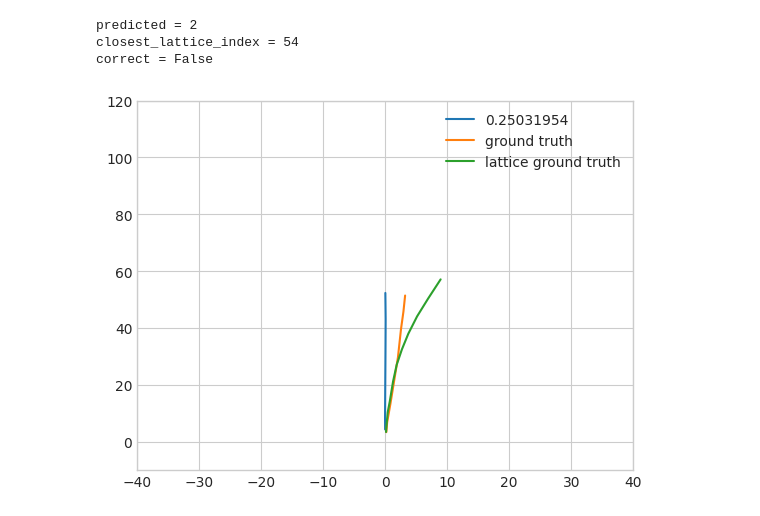
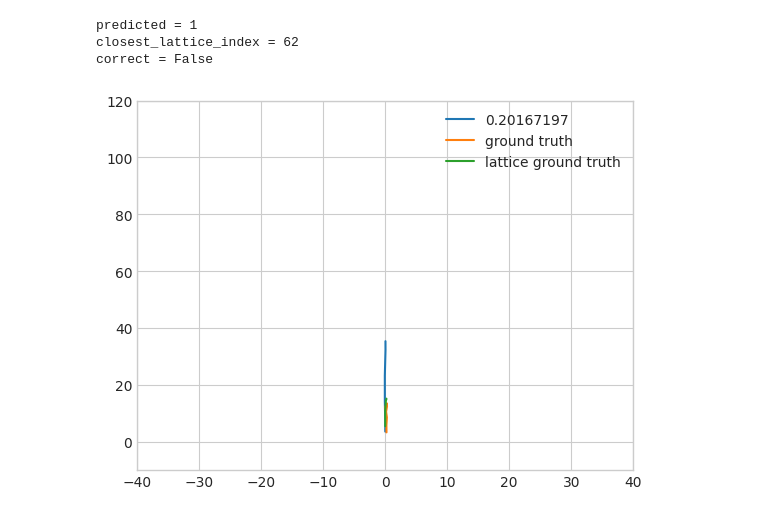
Before and after one commit to dolander1/nuscenes_dolander1, a Jupyter notebook: python-sdk/tutorials/DanielNotebook.ipynb, the cells around one changed output. Cells and saved outputs as stored; diff of their text form; code cells hidden in the pictures.

```diff
--- a/python-sdk/tutorials/DanielNotebook.ipynb
+++ b/python-sdk/tutorials/DanielNotebook.ipynb
@@ -51,15 +51,27 @@ def get_ADE_for_k_trajectories(sorted_predicted_trajectories, ground_truth_traje
 # %%
 ## Load data
-# epochs = [50,51,52,53,54,55,56,57,300,301]
-# legend_list = ['250*250','125*125','50*50','10*10','2*2','1*1','50*50 + covernet input','125*125 + covernet input','125*125 (300e)','10*10 (301e)']
 
-epochs = [299,300]
-legend_list = ['10*10 (299e)','125*125 (300e)']
+# epochs = [50,51,52,53,54,55,56,57]
+# legend_list = ['250*250','125*125','50*50','10*10','2*2','1*1','50*50 + covernet input','125*125 + covernet input']
+
+# epochs = [299,300,301] # 300 fugged
+# legend_list = ['10*10 (299e)','125*125 (300e)','500*500 (301e)']
+
+# epochs = [499]
+# legend_list = ['125*125 (569e)']
+# num_epochs = 569
+
+epochs = [301]
+legend_list = ['500*500 (301e)']
+
+num_epochs = min(epochs)
+num_epochs = 100
+
+# Files
+file_path_list = [f"tmpResults/results_epochs={epoch}" for epoch in epochs]
+num_files = len(file_path_list)
 file_number = 0
 
-file_path_list = [f"tmpResults/results_epochs={epoch}" for epoch in epochs]
-num_files = len(file_path_list)
-num_epochs = min(epochs)
 
 # Load the .npy files
 logits_loaded_list = [(np.load(f'{file_path}_logits.npy'))[:num_epochs*512] for file_path in file_path_list]
@@ -122,37 +213,37 @@ plt.legend();
 # %%
 ## Plot prediction vs ground truth
 
-test_index = 15306
+test_index = 15301
 nrOfTopTrajectories = 1
 ground_truth_trajectory = ground_truth_loaded_list[file_number][test_index]
 probabilities = probabilities_list[file_number][test_index]
 # print(f"ground_truth_trajectory.shape = {ground_truth_trajectory.shape}")
 closest_lattice_index = mean_pointwise_l2_distance(torch.Tensor(lattice), torch.Tensor(ground_truth_trajectory))
 topProbabilitiesIndices = np.argsort(probabilities)[::-1][0:nrOfTopTrajectories]
 topProbabilities = [probabilities[index] for index in topProbabilitiesIndices]
 # print(f"topProbabilitiesIndices = {topProbabilitiesIndices}")
 # print(f"topProbabilities = {topProbabilities}")
 
 # Lattice ground truth
 predicted = topProbabilitiesIndices[0]
 print(f"predicted = {predicted}")
 print(f"closest_lattice_index = {closest_lattice_index}")
 correct = (predicted == closest_lattice_index)
 print(f"correct = {correct}")
 
 # Plot predictions
 [plt.plot(lattice[mode,:,0],lattice[mode,:,1], label=topProbabilities[i]) for i, mode in enumerate(topProbabilitiesIndices)]
 # Plot ground truth
 plt.plot(ground_truth_trajectory[:,0], ground_truth_trajectory[:,1], label="ground truth")
 # Plot lattice ground truth
 plt.plot(lattice[closest_lattice_index,:,0],lattice[closest_lattice_index,:,1], label="lattice ground truth")
 
 plt.ylim([-10,120]); plt.xlim([-40,40]); plt.legend(); plt.show()
 # %% [output]
-predicted = 2
-closest_lattice_index = 54
+predicted = 1
+closest_lattice_index = 62
 correct = False
-[figure, old version]
+[figure, new version]
 # %%
 ## Plot loss and accuracy
 
```
Also changed, not shown: parts of 7 cells of this notebook.
